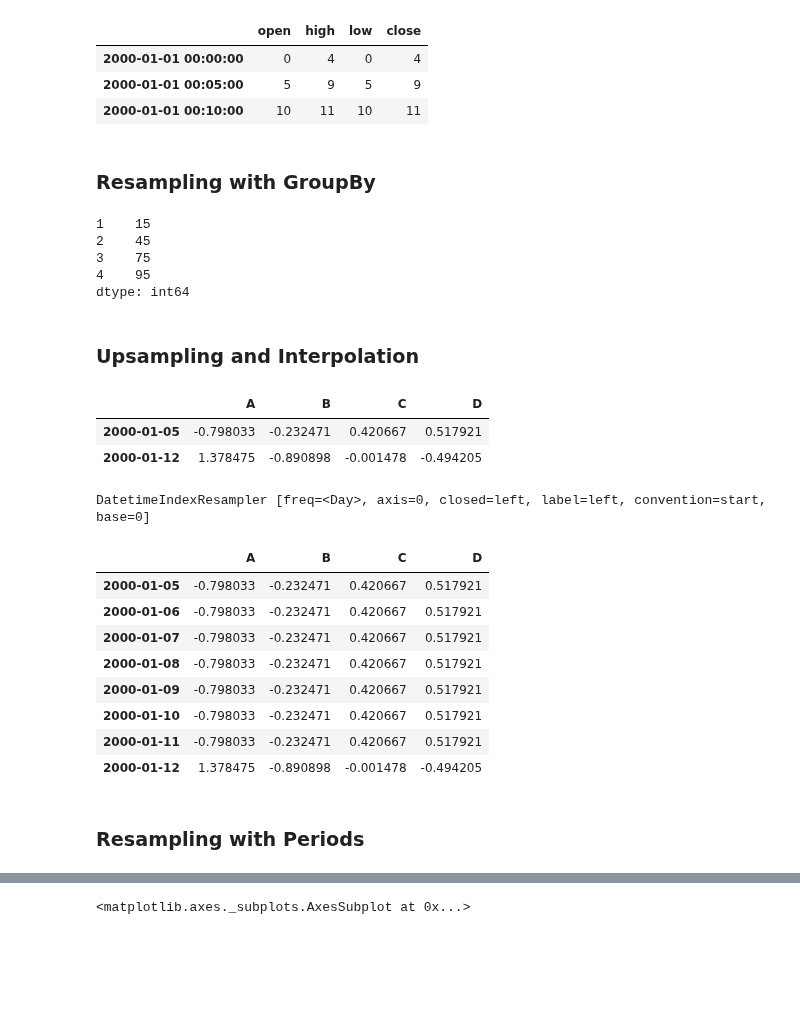
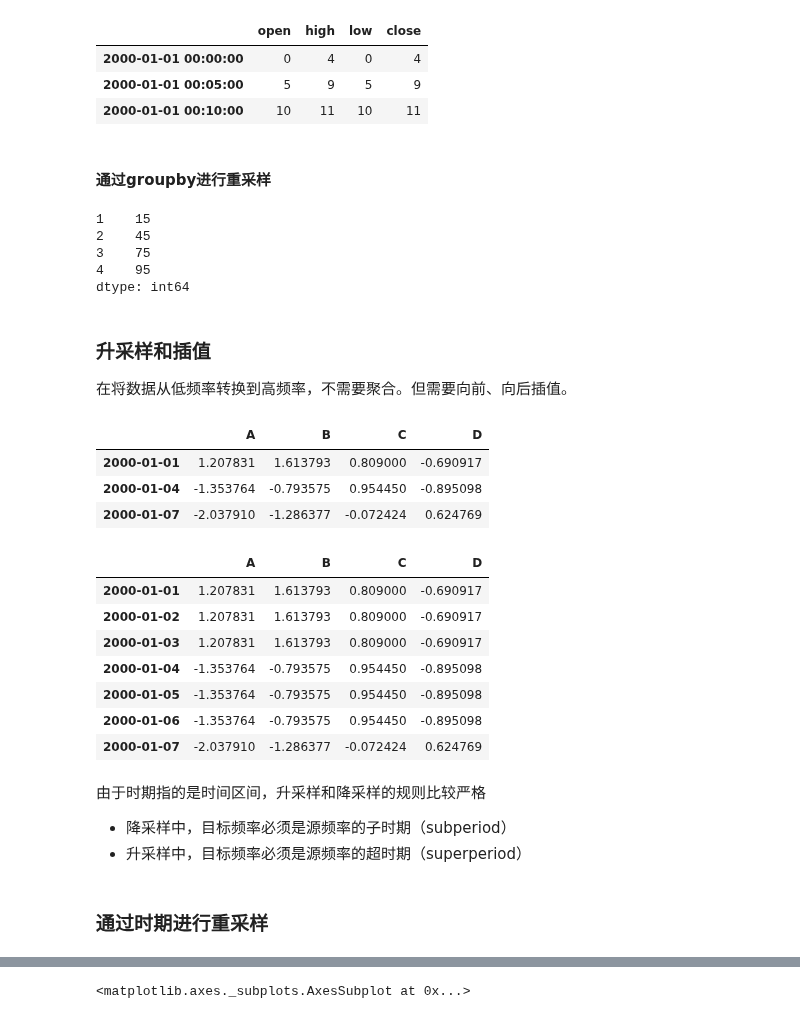
Before and after one commit to hugolu/learn-python, a Jupyter notebook: python-for-data-analysis/ch10-time-series.ipynb, the cells around one changed output, grey strips where cells are left out. Cells and saved outputs as stored; diff of their text form; code cells hidden in the pictures; blank space fills up the shorter version.

```diff
--- a/python-for-data-analysis/ch10-time-series.ipynb
+++ b/python-for-data-analysis/ch10-time-series.ipynb
@@ -651,8 +932,8 @@ ts.resample('5min').ohlc()
 | 2000-01-01 00:00:00 | 0 | 4 | 0 | 4 |
 | 2000-01-01 00:05:00 | 5 | 9 | 5 | 9 |
 | 2000-01-01 00:10:00 | 10 | 11 | 10 | 11 |
-# %% [markdown]
-### Resampling with GroupBy
+# %% [markdown]
+#### 通过groupby进行重采样
 # %%
 rng = pd.date_range('1/1/2000', periods=100, freq='D')
 ts = Series(np.arange(100), index=rng)
@@ -663,33 +946,35 @@ ts.groupby(lambda x: x.month).mean()
 3    75
 4    95
 dtype: int64
-# %% [markdown]
-### Upsampling and Interpolation
+# %% [markdown]
+### 升采样和插值
+
+在将数据从低频率转换到高频率，不需要聚合。但需要向前、向后插值。
 # %%
-frame = DataFrame(np.random.randn(2,4),
-                 index=pd.date_range('1/1/2000', periods=2, freq='W-WED'),
+frame = DataFrame(np.random.randn(3,4),
+                 index=pd.date_range('1/1/2000', periods=3, freq='3D'),
                  columns=['A','B','C','D'])
 frame
 # %% [output]
 |  | A | B | C | D |
-| 2000-01-05 | -0.798033 | -0.232471 | 0.420667 | 0.517921 |
-| 2000-01-12 | 1.378475 | -0.890898 | -0.001478 | -0.494205 |
+| 2000-01-01 | 1.207831 | 1.613793 | 0.809000 | -0.690917 |
+| 2000-01-04 | -1.353764 | -0.793575 | 0.954450 | -0.895098 |
+| 2000-01-07 | -2.037910 | -1.286377 | -0.072424 | 0.624769 |
-# %%
-frame.resample('D')
-# %% [output]
-DatetimeIndexResampler [freq=<Day>, axis=0, closed=left, label=left, convention=start, base=0]
 # %%
 frame.resample('D').ffill()
 # %% [output]
 |  | A | B | C | D |
-| 2000-01-05 | -0.798033 | -0.232471 | 0.420667 | 0.517921 |
-| 2000-01-06 | -0.798033 | -0.232471 | 0.420667 | 0.517921 |
-| 2000-01-07 | -0.798033 | -0.232471 | 0.420667 | 0.517921 |
-| 2000-01-08 | -0.798033 | -0.232471 | 0.420667 | 0.517921 |
-| 2000-01-09 | -0.798033 | -0.232471 | 0.420667 | 0.517921 |
-| 2000-01-10 | -0.798033 | -0.232471 | 0.420667 | 0.517921 |
-| 2000-01-11 | -0.798033 | -0.232471 | 0.420667 | 0.517921 |
-| 2000-01-12 | 1.378475 | -0.890898 | -0.001478 | -0.494205 |
+| 2000-01-01 | 1.207831 | 1.613793 | 0.809000 | -0.690917 |
+| 2000-01-02 | 1.207831 | 1.613793 | 0.809000 | -0.690917 |
+| 2000-01-03 | 1.207831 | 1.613793 | 0.809000 | -0.690917 |
+| 2000-01-04 | -1.353764 | -0.793575 | 0.954450 | -0.895098 |
+| 2000-01-05 | -1.353764 | -0.793575 | 0.954450 | -0.895098 |
+| 2000-01-06 | -1.353764 | -0.793575 | 0.954450 | -0.895098 |
+| 2000-01-07 | -2.037910 | -1.286377 | -0.072424 | 0.624769 |
-# %% [markdown]
-### Resampling with Periods
+# %% [markdown]
+由于时期指的是时间区间，升采样和降采样的规则比较严格
+- 降采样中，目标频率必须是源频率的子时期（subperiod）
+- 升采样中，目标频率必须是源频率的超时期（superperiod）
+# %% [markdown]
+### 通过时期进行重采样
 # %%
```
Also changed, not shown: parts of 121 cells of this notebook.
